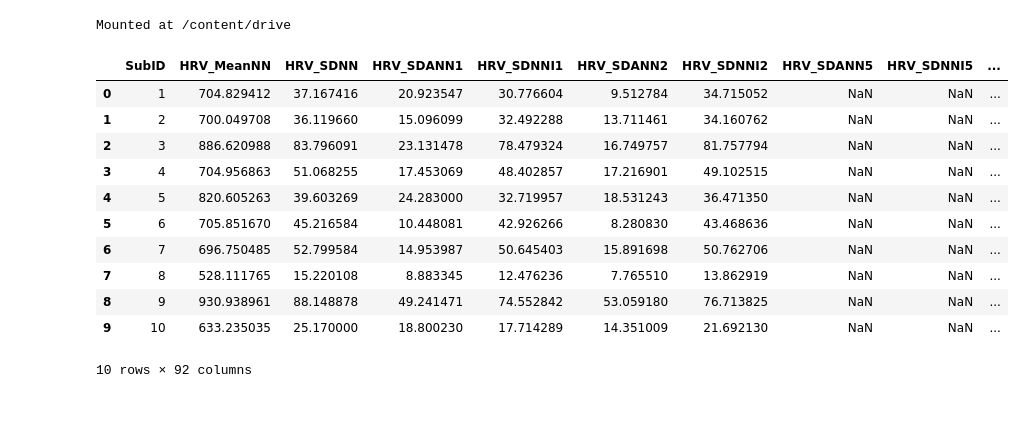
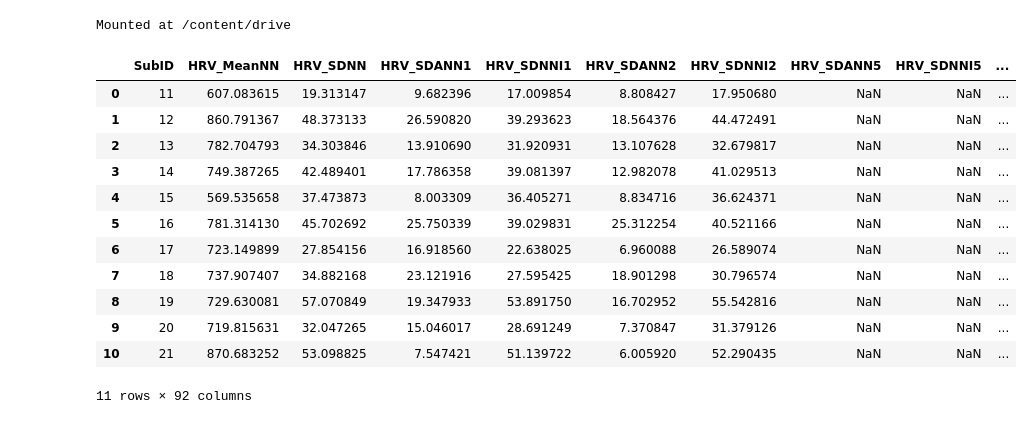
Before and after one commit to daonly/personal, a Jupyter notebook: [Conf]_physio.ipynb, the cells around one changed output. Drawn from its saved outputs; the diff is of its cells as text; code cells hidden in the pictures.

```diff
--- a/[Conf]_physio.ipynb
+++ b/[Conf]_physio.ipynb
@@ -54,13 +54,19 @@ savepath = r'/content/drive/MyDrive/Res/Conformity/analyses'
 # %% [output]
 Mounted at /content/drive
 # %%
-### import and set raw data: range 설정 필!
+### import and set raw data: range 설정 필! 한 파일에 두번 돌리지 말 것.
 
 tasklist = ['HRV', 'HCT', 'BlockI', 'BlockII']
 
-for i in range(3,11):
+for i in range(11,22):
 
   txtpath = datapath+f'/sub{i}.txt'
+
+  with open(txtpath, "r") as file:
+      lines = file.readlines()
+  with open(txtpath, "w") as file:
+      file.writelines(lines[23:])
+
   data = pd.read_csv(txtpath, delimiter='\t', low_memory=False)
   data = data.iloc[1:]; data = data.iloc[:, :-1]
 
@@ -78,7 +84,7 @@ for i in range(3,11):
 
 hrvdf = pd.DataFrame()
 
-for i in range(1,2):
+for i in range(11,12):
 
   ## SubID
   SubID = str(i)
@@ -100,47 +106,48 @@ for i in range(1,2):
   hrvnonlin = nk.hrv_nonlinear(peaks, sampling_rate=2000, show=False)
   hrvdf = pd.concat([hrvdf, hrvnonlin], axis=1, ignore_index=False)
 
-for i in range(2,11):
+for i in range(12,22):
   hrvdf1 = pd.DataFrame()
 
   ## SubID
   SubID = str(i)
   hrvdf1.loc[0, 1] = SubID
   hrvdf1.columns = ['SubID']
 
   ## Compute time-domain indices of HRV
   hrvfile = datapath+f'/sub{SubID}_HRV.csv'
   data = pd.read_csv(hrvfile)
   peaks, info = nk.ecg_peaks(data['CH1'], sampling_rate=2000)
   hrvtime = nk.hrv_time(peaks, sampling_rate=2000, show=False)
   hrvdf1 = pd.concat([hrvdf1, hrvtime], axis=1, ignore_index=False)
 
   ## Compute frequency-domain indices of HRV
   hrvfreq = nk.hrv_frequency(peaks, sampling_rate=2000, show=False)
   hrvdf1 = pd.concat([hrvdf1, hrvfreq], axis=1, ignore_index=False)
 
   ## Compute nonlinear indices of HRV
   hrvnonlin = nk.hrv_nonlinear(peaks, sampling_rate=2000, show=False)
   hrvdf1 = pd.concat([hrvdf1, hrvnonlin], axis=1, ignore_index=False)
   hrvdf = pd.concat([hrvdf, hrvdf1], ignore_index=True)
 
-savefile = savepath+f'/HRVData.xlsx'
+savefile = savepath+f'/HRVDataII.xlsx'
 hrvdf.to_excel(savefile, index=False)
 
 hrvdf
 # %% [output]
 |  | SubID | HRV_MeanNN | HRV_SDNN | HRV_SDANN1 | HRV_SDNNI1 | HRV_SDANN2 | HRV_SDNNI2 | HRV_SDANN5 | HRV_SDNNI5 | ... |
-| 0 | 1 | 704.829412 | 37.167416 | 20.923547 | 30.776604 | 9.512784 | 34.715052 | NaN | NaN | ... |
-| 1 | 2 | 700.049708 | 36.119660 | 15.096099 | 32.492288 | 13.711461 | 34.160762 | NaN | NaN | ... |
-| 2 | 3 | 886.620988 | 83.796091 | 23.131478 | 78.479324 | 16.749757 | 81.757794 | NaN | NaN | ... |
-| 3 | 4 | 704.956863 | 51.068255 | 17.453069 | 48.402857 | 17.216901 | 49.102515 | NaN | NaN | ... |
-| 4 | 5 | 820.605263 | 39.603269 | 24.283000 | 32.719957 | 18.531243 | 36.471350 | NaN | NaN | ... |
-| 5 | 6 | 705.851670 | 45.216584 | 10.448081 | 42.926266 | 8.280830 | 43.468636 | NaN | NaN | ... |
-| 6 | 7 | 696.750485 | 52.799584 | 14.953987 | 50.645403 | 15.891698 | 50.762706 | NaN | NaN | ... |
-| 7 | 8 | 528.111765 | 15.220108 | 8.883345 | 12.476236 | 7.765510 | 13.862919 | NaN | NaN | ... |
-| 8 | 9 | 930.938961 | 88.148878 | 49.241471 | 74.552842 | 53.059180 | 76.713825 | NaN | NaN | ... |
-| 9 | 10 | 633.235035 | 25.170000 | 18.800230 | 17.714289 | 14.351009 | 21.692130 | NaN | NaN | ... |
+| 0 | 11 | 607.083615 | 19.313147 | 9.682396 | 17.009854 | 8.808427 | 17.950680 | NaN | NaN | ... |
+| 1 | 12 | 860.791367 | 48.373133 | 26.590820 | 39.293623 | 18.564376 | 44.472491 | NaN | NaN | ... |
+| 2 | 13 | 782.704793 | 34.303846 | 13.910690 | 31.920931 | 13.107628 | 32.679817 | NaN | NaN | ... |
+| 3 | 14 | 749.387265 | 42.489401 | 17.786358 | 39.081397 | 12.982078 | 41.029513 | NaN | NaN | ... |
+| 4 | 15 | 569.535658 | 37.473873 | 8.003309 | 36.405271 | 8.834716 | 36.624371 | NaN | NaN | ... |
+| 5 | 16 | 781.314130 | 45.702692 | 25.750339 | 39.029831 | 25.312254 | 40.521166 | NaN | NaN | ... |
+| 6 | 17 | 723.149899 | 27.854156 | 16.918560 | 22.638025 | 6.960088 | 26.589074 | NaN | NaN | ... |
+| 7 | 18 | 737.907407 | 34.882168 | 23.121916 | 27.595425 | 18.901298 | 30.796574 | NaN | NaN | ... |
+| 8 | 19 | 729.630081 | 57.070849 | 19.347933 | 53.891750 | 16.702952 | 55.542816 | NaN | NaN | ... |
+| 9 | 20 | 719.815631 | 32.047265 | 15.046017 | 28.691249 | 7.370847 | 31.379126 | NaN | NaN | ... |
+| 10 | 21 | 870.683252 | 53.098825 | 7.547421 | 51.139722 | 6.005920 | 52.290435 | NaN | NaN | ... |
-10 rows × 92 columns
+11 rows × 92 columns
 # %%
 ### HCT: range 설정 필!
 
```
Also changed, not shown: parts of 4 cells of this notebook.
